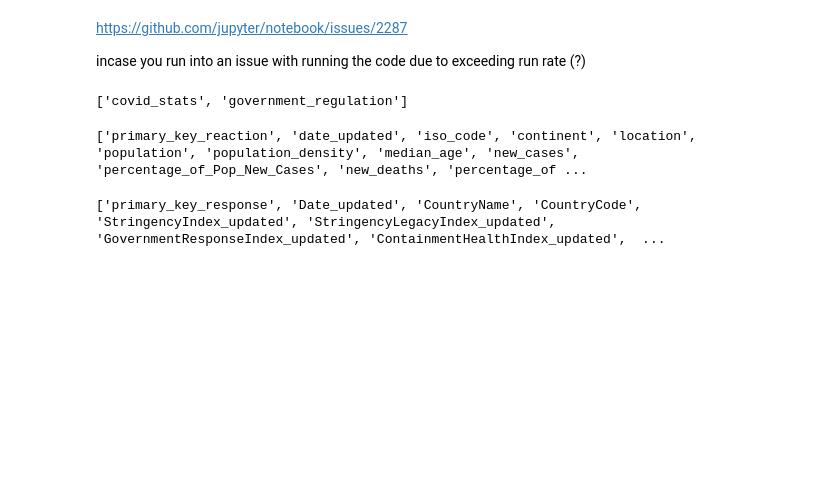
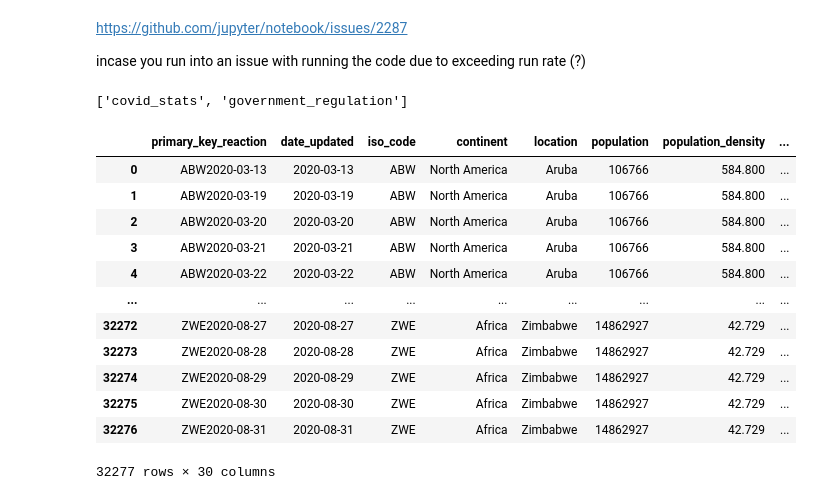
Before and after one commit to pmmfs/capstone-project, a Jupyter notebook: regulation/Analysis/v1_upload_csv_to_database_MK.ipynb, the cells around one changed output. Drawn from its saved outputs; the diff is of its cells as text; code cells hidden in the pictures; blank space fills up the shorter version.

Commit message:
finished database connection + join

```diff
--- a/regulation/Analysis/v1_upload_csv_to_database_MK.ipynb
+++ b/regulation/Analysis/v1_upload_csv_to_database_MK.ipynb
@@ -31,22 +34,12 @@ government_regulation = Base.classes.government_regulation
 # %%
-# Create session (link) from Python to the database
-session = sessionmaker(bind=engine)()
-
 # View table column headers & rows - covid_stats
 covid_stats_table = select('*').select_from(covid_stats)
 covid_stats_result = session.execute(covid_stats_table).fetchall()
 # print(covid_stats.__table__.columns.keys())
 # print(covid_stats_result)
-# %% [output]
-['primary_key_reaction', 'date_updated', 'iso_code', 'continent', 'location', 'population', 'population_density', 'median_age', 'new_cases', 'percentage_of_Pop_New_Cases', 'new_deaths', 'percentage_of ...
 # %%
-# Create session (link) from Python to the database
-session = sessionmaker(bind=engine)()
-
 # View table column headers & rows - government_regulation
 government_regulation_table = select('*').select_from(government_regulation)
 government_regulation_result = session.execute(government_regulation_table).fetchall()
 # print(government_regulation.__table__.columns.keys())
 # print(government_regulation_result)
-# %% [output]
-['primary_key_response', 'Date_updated', 'CountryName', 'CountryCode', 'StringencyIndex_updated', 'StringencyLegacyIndex_updated', 'GovernmentResponseIndex_updated', 'ContainmentHealthIndex_updated',  ...
@@ -53,2 +112,19 @@ government_regulation_result = session.execute(government_regulation_table).fetc
+# %%
+# preview
+merged_covid_df
+# %% [output]
+|  | primary_key_reaction | date_updated | iso_code | continent | location | population | population_density | ... |
+| 0 | ABW2020-03-13 | 2020-03-13 | ABW | North America | Aruba | 106766 | 584.800 | ... |
+| 1 | ABW2020-03-19 | 2020-03-19 | ABW | North America | Aruba | 106766 | 584.800 | ... |
+| 2 | ABW2020-03-20 | 2020-03-20 | ABW | North America | Aruba | 106766 | 584.800 | ... |
+| 3 | ABW2020-03-21 | 2020-03-21 | ABW | North America | Aruba | 106766 | 584.800 | ... |
+| 4 | ABW2020-03-22 | 2020-03-22 | ABW | North America | Aruba | 106766 | 584.800 | ... |
+| ... | ... | ... | ... | ... | ... | ... | ... | ... |
+| 32272 | ZWE2020-08-27 | 2020-08-27 | ZWE | Africa | Zimbabwe | 14862927 | 42.729 | ... |
+| 32273 | ZWE2020-08-28 | 2020-08-28 | ZWE | Africa | Zimbabwe | 14862927 | 42.729 | ... |
+| 32274 | ZWE2020-08-29 | 2020-08-29 | ZWE | Africa | Zimbabwe | 14862927 | 42.729 | ... |
+| 32275 | ZWE2020-08-30 | 2020-08-30 | ZWE | Africa | Zimbabwe | 14862927 | 42.729 | ... |
+| 32276 | ZWE2020-08-31 | 2020-08-31 | ZWE | Africa | Zimbabwe | 14862927 | 42.729 | ... |
+32277 rows × 30 columns
 # %%
 # perform a query to retrieve the data
```
Also changed, not shown: parts of 6 cells of this notebook, 1 other file.
